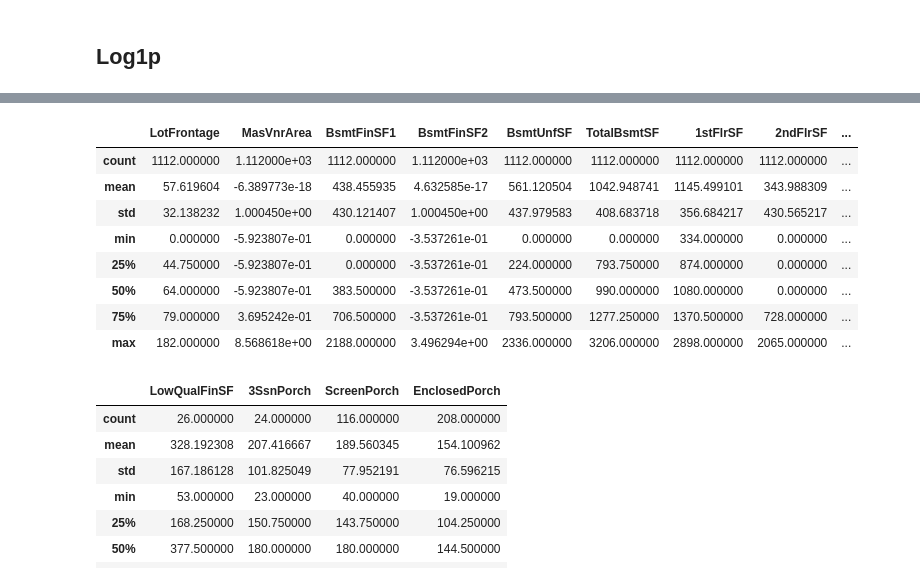
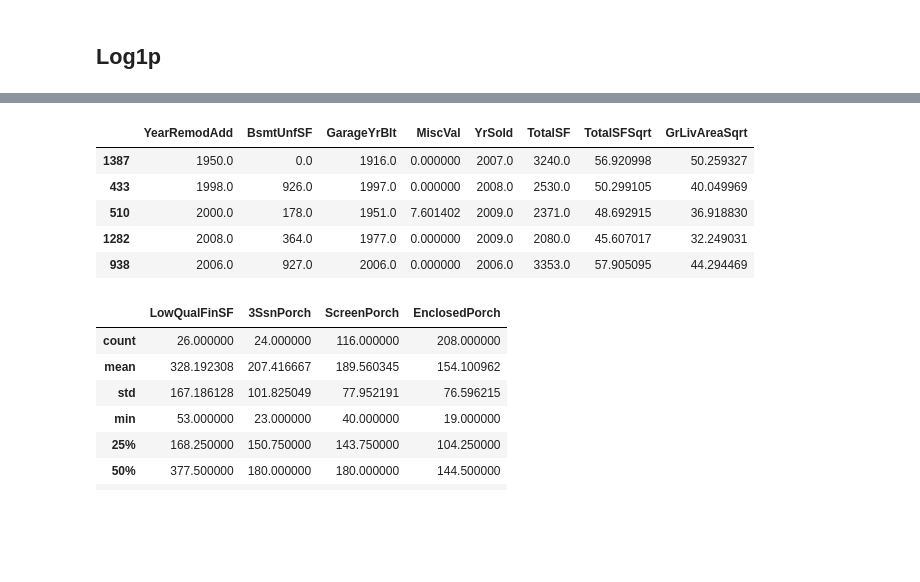
Before and after one commit to javrudsky/machine_learning, a Jupyter notebook: kaggle/housing/housing_v1.ipynb, the cells around one changed output, grey strips where cells are left out. Cells and saved outputs as stored; diff of their text form; code cells hidden in the pictures; blank space fills up the shorter version.

```diff
--- a/kaggle/housing/housing_v1.ipynb
+++ b/kaggle/housing/housing_v1.ipynb
@@ -21,11 +21,15 @@ from sklearn.tree import DecisionTreeRegressor
 from sklearn.preprocessing import StandardScaler
 from sklearn.preprocessing import MinMaxScaler
 from sklearn.preprocessing import RobustScaler
+from sklearn.preprocessing import PowerTransformer
 import category_encoders as ce
 
 from datetime import datetime
 from IPython.display import display, HTML
 
+from scipy.stats import gaussian_kde
 from scipy.stats import norm
+
+pd.set_option('display.max_columns', None)
 # %% [markdown]
 # Constants
@@ -812,3 +924,11 @@ feat_sec_sf = ["LotFrontage","MasVnrArea", "BsmtFinSF1", "BsmtFinSF2", "BsmtUnfS
 feat_year = ["YearBuilt", "GarageYrBlt", "YearRemodAdd" ]
 feat_count = ["BsmtFullBath", "BsmtHalfBath", "FullBath", "HalfBath", "BedroomAbvGr", "KitchenAbvGr", "TotRmsAbvGrd", "Fireplaces", "GarageCars"]
 df_ready[key_num2].describe()
+
+g_col_split_dic = {
+    "key_num": key_num,
+    "key_num2": key_num2,
+    "feat_sec_sf": feat_sec_sf,
+    "feat_year": feat_year,
+    "feat_count": feat_count
+}
@@ -983,0 +1202,19 @@ New shape (1391, 81)
+# %%
+#X.iloc[:10, 210:220]
+X
+# YearRemodAdd, BsmtUnfSF, GarageYrBlt, MiscVal, YrSold, TotalSF, TotalSFSqrt, GrLivAreaSqrt
+# House age is wrong. It display a year
+# Neighborhood has a very hight value
+
+
+wcols =  ["YearRemodAdd", "BsmtUnfSF", "GarageYrBlt",  "MiscVal", "YrSold", "TotalSF", "TotalSFSqrt", "GrLivAreaSqrt"]
+X[wcols]
+#X["MiscVal"].describe()
+# X.loc[X["MiscVal"] == 0.0, "MiscVal"]
+
+(X["MiscVal"] == 0.0).sum()
+# 1076 0.0
+X["MiscVal"]
+
+# X["MiscVal"].head(20)
+show_distribution(X, wcols)
@@ -984,15 +1223,19 @@ New shape (1391, 81)
 # %%
-X[feat_sec_sf].describe()
+#X[feat_sec_sf].describe()
+f1 = ["HouseAge",]
+# X[f1].describe()
+X["HouseAge"].head(20)
+# show_distribution(X, features=f1)
+
+X[wcols].head()
+#show_distribution(wcols)
 # %% [output]
-|  | LotFrontage | MasVnrArea | BsmtFinSF1 | BsmtFinSF2 | BsmtUnfSF | TotalBsmtSF | 1stFlrSF | 2ndFlrSF | ... |
-| count | 1112.000000 | 1.112000e+03 | 1112.000000 | 1.112000e+03 | 1112.000000 | 1112.000000 | 1112.000000 | 1112.000000 | ... |
-| mean | 57.619604 | -6.389773e-18 | 438.455935 | 4.632585e-17 | 561.120504 | 1042.948741 | 1145.499101 | 343.988309 | ... |
-| std | 32.138232 | 1.000450e+00 | 430.121407 | 1.000450e+00 | 437.979583 | 408.683718 | 356.684217 | 430.565217 | ... |
-| min | 0.000000 | -5.923807e-01 | 0.000000 | -3.537261e-01 | 0.000000 | 0.000000 | 334.000000 | 0.000000 | ... |
-| 25% | 44.750000 | -5.923807e-01 | 0.000000 | -3.537261e-01 | 224.000000 | 793.750000 | 874.000000 | 0.000000 | ... |
-| 50% | 64.000000 | -5.923807e-01 | 383.500000 | -3.537261e-01 | 473.500000 | 990.000000 | 1080.000000 | 0.000000 | ... |
-| 75% | 79.000000 | 3.695242e-01 | 706.500000 | -3.537261e-01 | 793.500000 | 1277.250000 | 1370.500000 | 728.000000 | ... |
-| max | 182.000000 | 8.568618e+00 | 2188.000000 | 3.496294e+00 | 2336.000000 | 3206.000000 | 2898.000000 | 2065.000000 | ... |
+|  | YearRemodAdd | BsmtUnfSF | GarageYrBlt | MiscVal | YrSold | TotalSF | TotalSFSqrt | GrLivAreaSqrt |
+| 1387 | 1950.0 | 0.0 | 1916.0 | 0.000000 | 2007.0 | 3240.0 | 56.920998 | 50.259327 |
+| 433 | 1998.0 | 926.0 | 1997.0 | 0.000000 | 2008.0 | 2530.0 | 50.299105 | 40.049969 |
+| 510 | 2000.0 | 178.0 | 1951.0 | 7.601402 | 2009.0 | 2371.0 | 48.692915 | 36.918830 |
+| 1282 | 2008.0 | 364.0 | 1977.0 | 0.000000 | 2009.0 | 2080.0 | 45.607017 | 32.249031 |
+| 938 | 2006.0 | 927.0 | 2006.0 | 0.000000 | 2006.0 | 3353.0 | 57.905095 | 44.294469 |
 # %%
 
 # Cols having a lot of zeros
```
Also changed, not shown: parts of 40 cells of this notebook, 1 other file.
